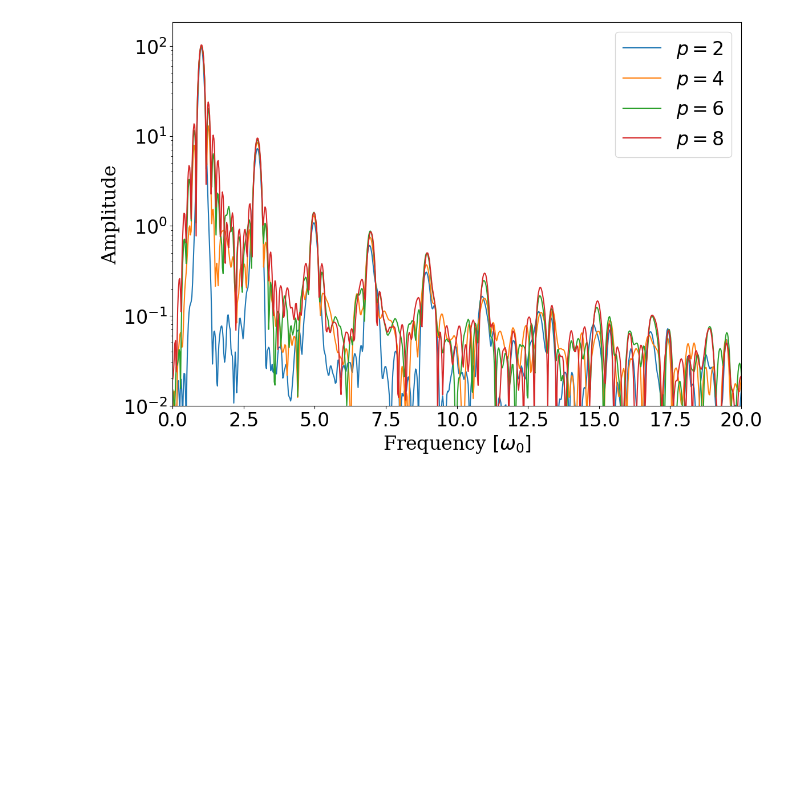
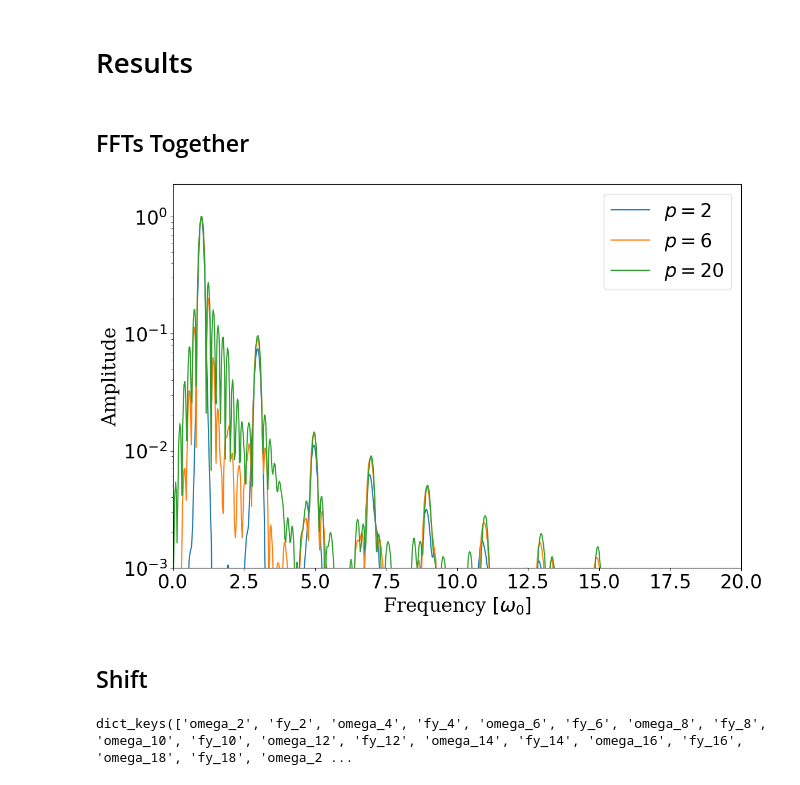
Before and after one commit to Hari31416/MSc_Project, a Jupyter notebook: EPOCH/High_Harmonic_Generation/envelopes/SG/plot.ipynb, the cells around one changed output. Drawn from its saved outputs; the diff is of its cells as text; code cells hidden in the pictures; blank space fills up the shorter version.

Commit message:
Done super-Gaussian study
Former-commit-id: 5e75a3fa9a2a64d33ec16798cfe77ca3d47bec8c

```diff
--- a/EPOCH/High_Harmonic_Generation/envelopes/SG/plot.ipynb
+++ b/EPOCH/High_Harmonic_Generation/envelopes/SG/plot.ipynb
@@ -17,0 +20,27 @@ font = {
+# %%
+def super_gaussian(t, T, p=2):
+    if t < 0:
+        return 0
+    if t > T:
+        return 0
+    return np.exp(-((t-0.5*T)/(0.15*T))**p)
+# %%
+import matplotlib.pyplot as plt
+T = 10
+p = 2
+Ts = np.linspace(0, 2*T, 1000)
+curve = [super_gaussian(t, T, p) for t in Ts]
+base_area = quad(super_gaussian, 0, T, args=(T, p))[0]
+print(base_area)
+
+ps = [2, 8, 20]
+for p in ps:
+    curve = [super_gaussian(t, T, p) for t in Ts]
+    area = quad(super_gaussian, 0, 2*T, args=(T, p))[0]
+    print(area/base_area)
+    plt.plot(Ts, curve, label='p = {}'.format(p))
+
+# plt.plot(Ts, [super_gaussian(t, T, p) for t in Ts], label='Super Gaussian')
+# plt.xlabel('Time (fs)')
+# plt.ylabel('Intensity (arb. units)')
+plt.legend()
@@ -18,3 +69,5 @@ font = {
+# %% [markdown]
+# Results
 # %%
 def prepare(p):
     c = 3*1e8
@@ -66,25 +119,30 @@ def prepare(p):
         )
     omega, fy = ez.plot_fft(node = 8000, return_data=True, show_fig=False)
     return omega, fy
+# %% [markdown]
+## FFTs Together
 # %%
 plt.figure()
-ps = [2, 4, 6, 8]
+ps = [2, 6, 20]
 # ps = [2]
-
+styles = ['-', '--', '-.']
+i =0
 for p in ps:
     omega, fy = prepare(p)
     plt.plot(omega, fy, label=f'$p={p}$')
     plt.xlabel(r'Frequency $[\omega_0]$', fontdict=font)
     plt.ylabel(r'Amplitude', fontdict=font)
     plt.yscale('log')
     plt.xlim(0, 20)
-    plt.ylim(1e-2, )
+    plt.ylim(1e-3, )
 for tick in plt.gca().xaxis.get_major_ticks():
     tick.label.set_fontsize(24)
 for tick in plt.gca().yaxis.get_major_ticks():
     tick.label.set_fontsize(24)
 plt.legend(fontsize = 24)
 plt.tight_layout()
-plt.savefig(f"images/SG_ffts_2-8.png", dpi=300)
+plt.savefig(f"images/SG_ffts_{'-'.join([str(p) for p in ps])}.png", dpi=300)
 # %% [output]
-[figure, old version]
+[figure, new version]
+# %% [markdown]
+## Shift
@@ -90,0 +156,4 @@ plt.savefig(f"images/SG_ffts_2-8.png", dpi=300)
+# %%
+data.keys()
+# %% [output]
+dict_keys(['omega_2', 'fy_2', 'omega_4', 'fy_4', 'omega_6', 'fy_6', 'omega_8', 'fy_8', 'omega_10', 'fy_10', 'omega_12', 'fy_12', 'omega_14', 'fy_14', 'omega_16', 'fy_16', 'omega_18', 'fy_18', 'omega_2 ...
```
Also changed, not shown: parts of 8 cells of this notebook, 16 other files.
